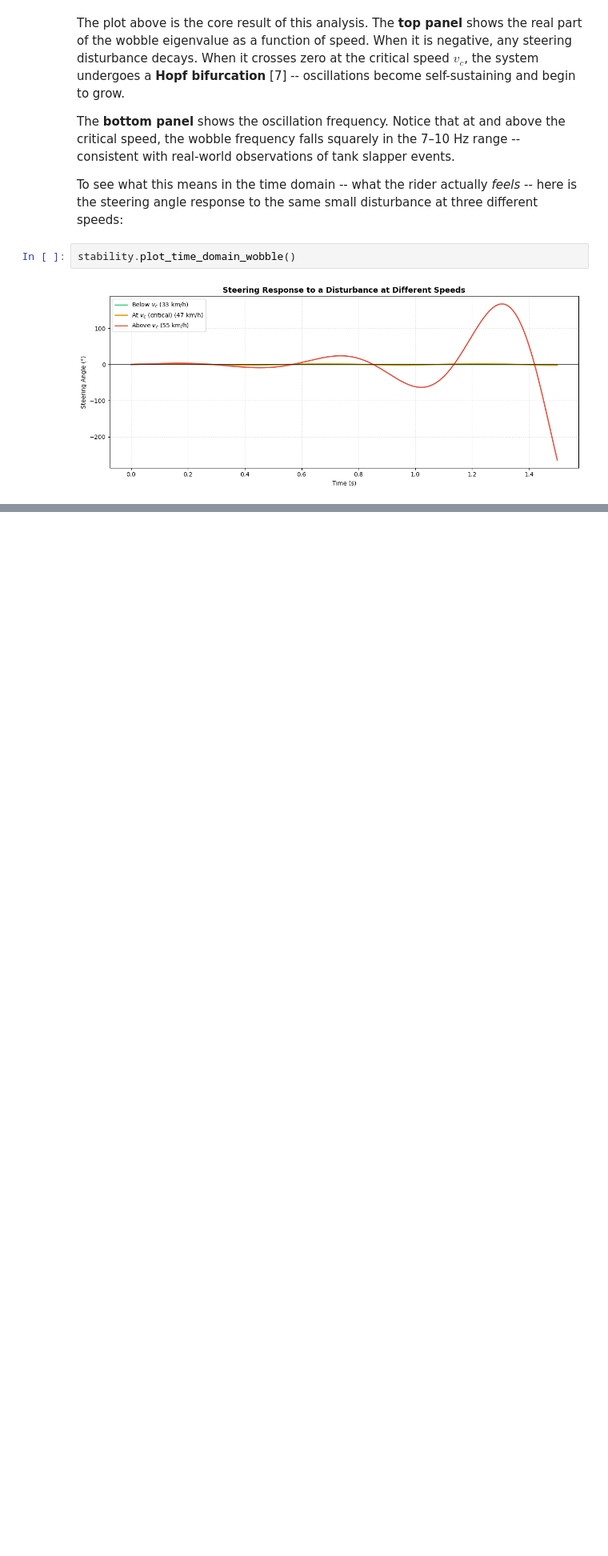
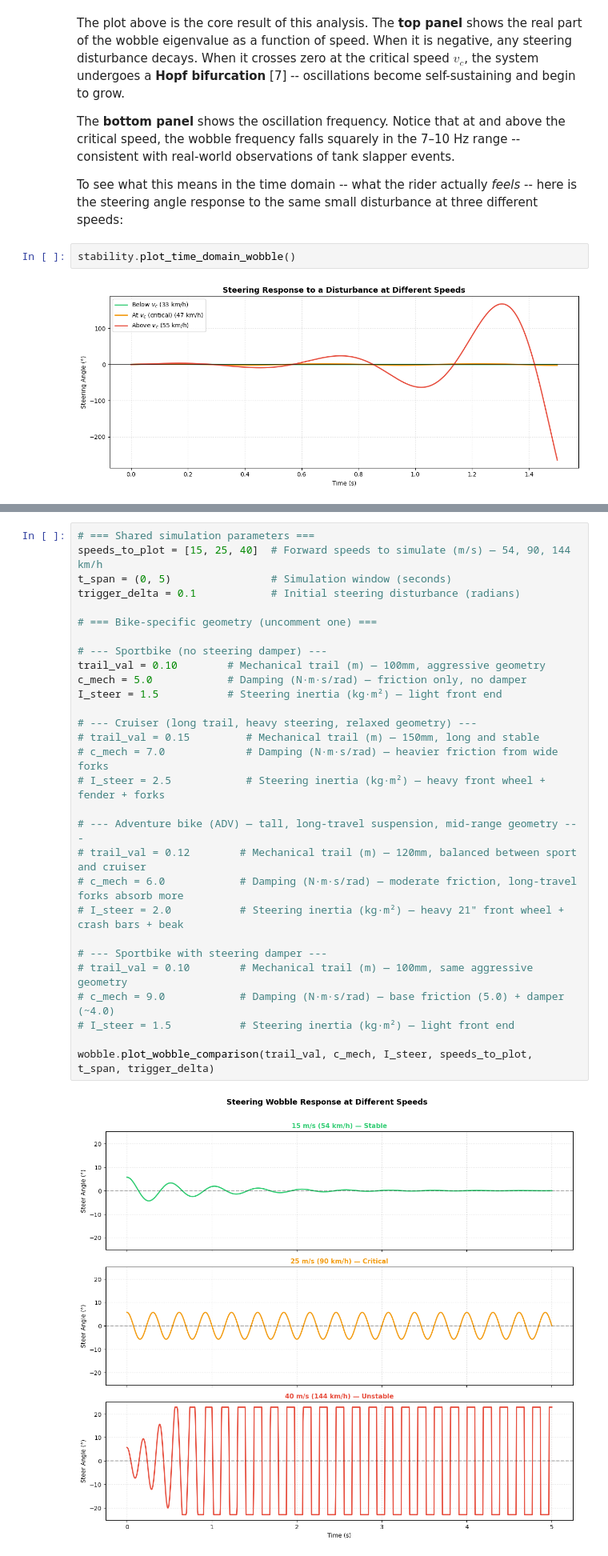
Before and after one commit to lizzardbald/motorcycle-stability, a Jupyter notebook: Main.ipynb, the cells around one changed output, grey strips where cells are left out. Shown at 80% size. Saved outputs shown, nothing was run; the diff lists cells and outputs as text; blank space fills up the shorter version.

```diff
--- a/Main.ipynb
+++ b/Main.ipynb
@@ -266,3 +265,34 @@ stability.plot_time_domain_wobble()
+# %%
+# === Shared simulation parameters ===
+speeds_to_plot = [15, 25, 40]  # Forward speeds to simulate (m/s) — 54, 90, 144 km/h
+t_span = (0, 5)                # Simulation window (seconds)
+trigger_delta = 0.1            # Initial steering disturbance (radians)
+
+# === Bike-specific geometry (uncomment one) ===
+
+# --- Sportbike (no steering damper) ---
+trail_val = 0.10        # Mechanical trail (m) — 100mm, aggressive geometry
+c_mech = 5.0            # Damping (N·m·s/rad) — friction only, no damper
+I_steer = 1.5           # Steering inertia (kg·m²) — light front end
+
+# --- Cruiser (long trail, heavy steering, relaxed geometry) ---
+# trail_val = 0.15         # Mechanical trail (m) — 150mm, long and stable
+# c_mech = 7.0             # Damping (N·m·s/rad) — heavier friction from wide forks
+# I_steer = 2.5            # Steering inertia (kg·m²) — heavy front wheel + fender + forks
+
+# --- Adventure bike (ADV) — tall, long-travel suspension, mid-range geometry ---
+# trail_val = 0.12        # Mechanical trail (m) — 120mm, balanced between sport and cruiser
+# c_mech = 6.0            # Damping (N·m·s/rad) — moderate friction, long-travel forks absorb more
+# I_steer = 2.0           # Steering inertia (kg·m²) — heavy 21" front wheel + crash bars + beak
+
+# --- Sportbike with steering damper ---
+# trail_val = 0.10        # Mechanical trail (m) — 100mm, same aggressive geometry
+# c_mech = 9.0            # Damping (N·m·s/rad) — base friction (5.0) + damper (~4.0)
+# I_steer = 1.5           # Steering inertia (kg·m²) — light front end
+
+wobble.plot_wobble_comparison(trail_val, c_mech, I_steer, speeds_to_plot, t_span, trigger_delta)
+# %% [output]
+[figure, added]
 # %% [markdown]
 ## 5. Preventing the Tank Slapper
 
```
Also changed, not shown: parts of 10 cells of this notebook, 5 other files.
